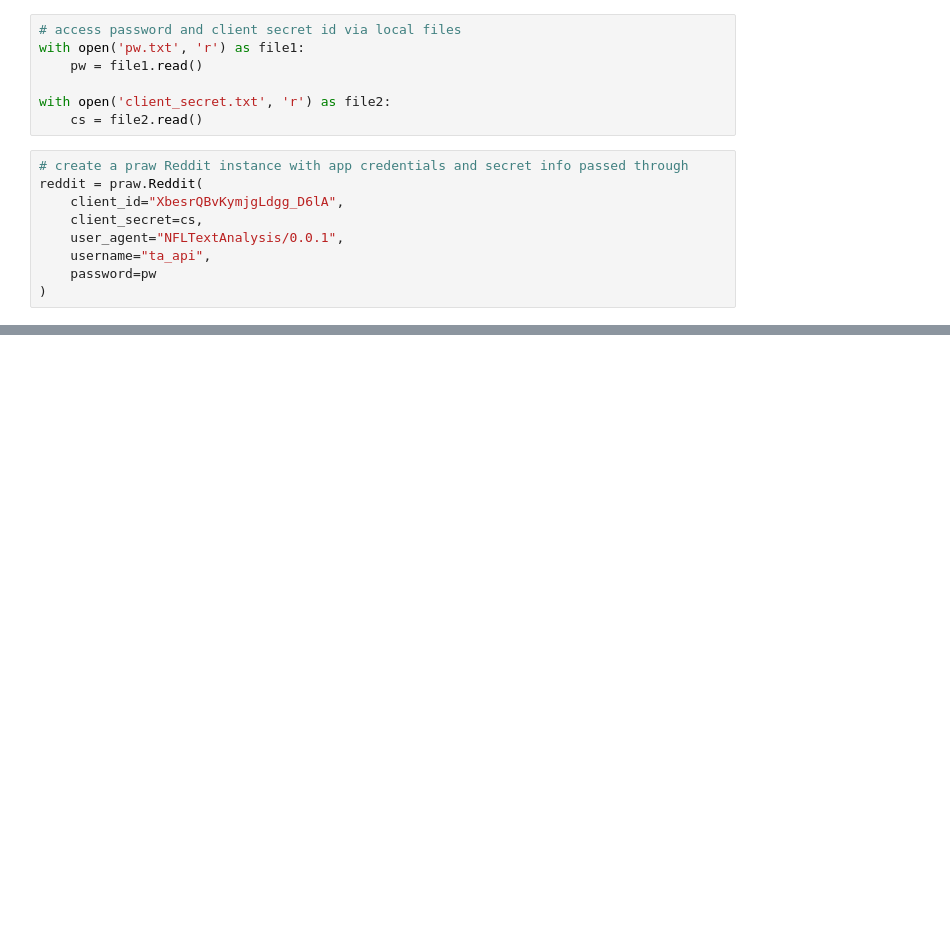
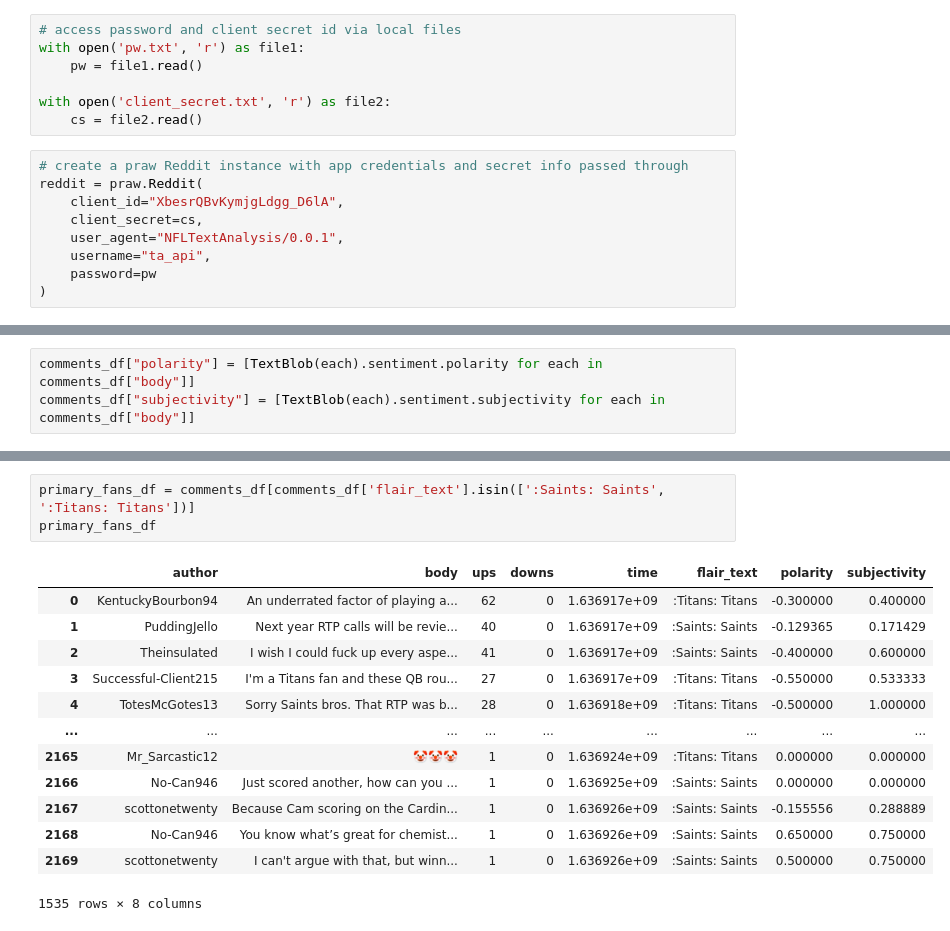
Before and after one commit to phil-cork/collaboration, a Jupyter notebook: RedditTextAnalysis/RedditAPITest.ipynb, the cells around one changed output, grey strips where cells are left out. Drawn from its saved outputs; the diff is of its cells as text; blank space fills up the shorter version.

```diff
--- a/RedditTextAnalysis/RedditAPITest.ipynb
+++ b/RedditTextAnalysis/RedditAPITest.ipynb
@@ -47,0 +68,3 @@ comments_df.head()
+# %%
+comments_df["polarity"] = [TextBlob(each).sentiment.polarity for each in comments_df["body"]]
+comments_df["subjectivity"] = [TextBlob(each).sentiment.subjectivity for each in comments_df["body"]]
@@ -47,0 +122,17 @@ comments_df.head()
+# %%
+primary_fans_df = comments_df[comments_df['flair_text'].isin([':Saints: Saints', ':Titans: Titans'])]
+primary_fans_df
+# %% [output]
+|  | author | body | ups | downs | time | flair_text | polarity | subjectivity |
+| 0 | KentuckyBourbon94 | An underrated factor of playing a... | 62 | 0 | 1.636917e+09 | :Titans: Titans | -0.300000 | 0.400000 |
+| 1 | PuddingJello | Next year RTP calls will be revie... | 40 | 0 | 1.636917e+09 | :Saints: Saints | -0.129365 | 0.171429 |
+| 2 | Theinsulated | I wish I could fuck up every aspe... | 41 | 0 | 1.636917e+09 | :Saints: Saints | -0.400000 | 0.600000 |
+| 3 | Successful-Client215 | I'm a Titans fan and these QB rou... | 27 | 0 | 1.636917e+09 | :Titans: Titans | -0.550000 | 0.533333 |
+| 4 | TotesMcGotes13 | Sorry Saints bros. That RTP was b... | 28 | 0 | 1.636918e+09 | :Titans: Titans | -0.500000 | 1.000000 |
+| ... | ... | ... | ... | ... | ... | ... | ... | ... |
+| 2165 | Mr_Sarcastic12 | 🤡🤡🤡 | 1 | 0 | 1.636924e+09 | :Titans: Titans | 0.000000 | 0.000000 |
+| 2166 | No-Can946 | Just scored another, how can you ... | 1 | 0 | 1.636925e+09 | :Saints: Saints | 0.000000 | 0.000000 |
+| 2167 | scottonetwenty | Because Cam scoring on the Cardin... | 1 | 0 | 1.636926e+09 | :Saints: Saints | -0.155556 | 0.288889 |
+| 2168 | No-Can946 | You know what’s great for chemist... | 1 | 0 | 1.636926e+09 | :Saints: Saints | 0.650000 | 0.750000 |
+| 2169 | scottonetwenty | I can't argue with that, but winn... | 1 | 0 | 1.636926e+09 | :Saints: Saints | 0.500000 | 0.750000 |
+1535 rows × 8 columns
```
Also changed, not shown: parts of 19 cells of this notebook.
